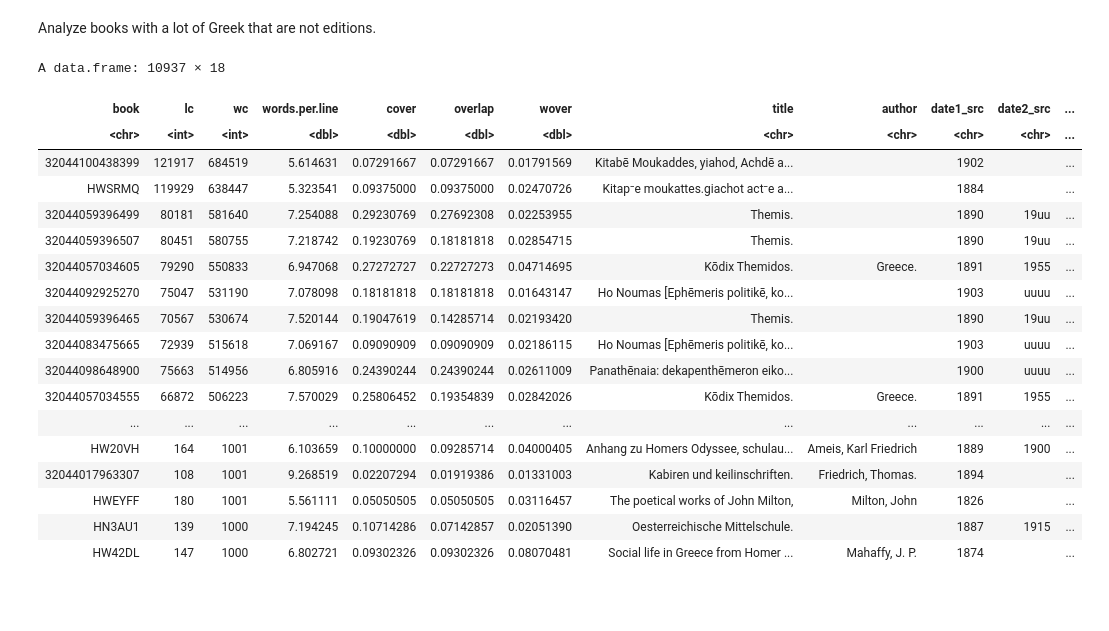
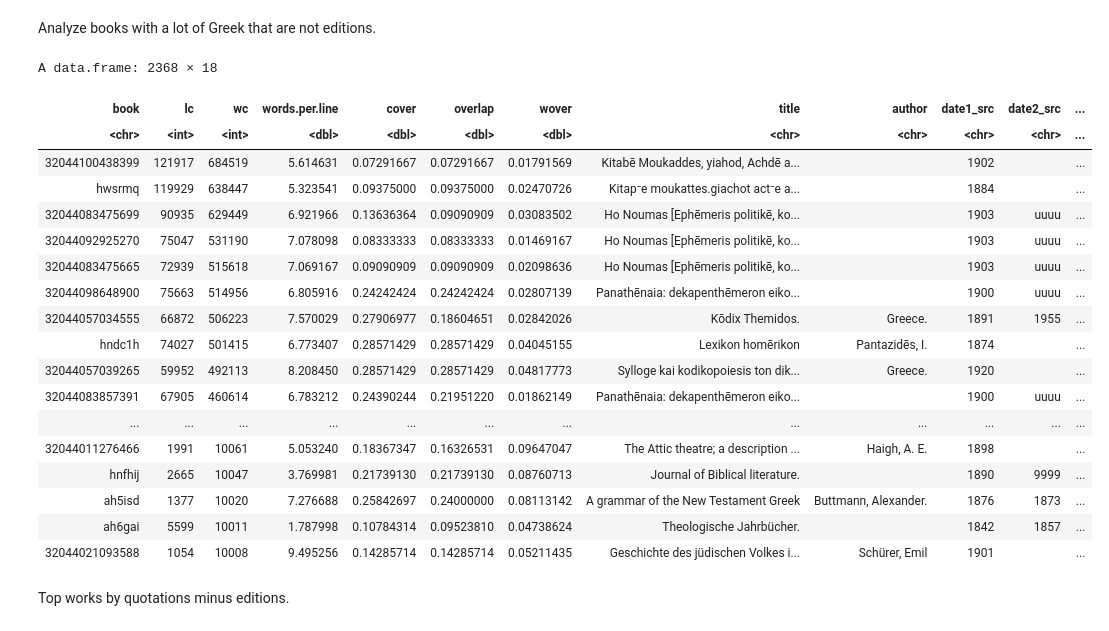
Before and after one commit to dasmiq/idi-cites, a Jupyter notebook: idi_cites.ipynb, the cells around one changed output. Saved outputs shown, nothing was run; the diff lists cells and outputs as text; code cells hidden in the pictures; blank space fills up the shorter version.

```diff
--- a/idi_cites.ipynb
+++ b/idi_cites.ipynb
@@ -493,30 +499,33 @@ book.overlap <- overlap |> group_by(book) |> summarize(cover=max(cover), overlap
 # %%
 greek.words |>
   mutate(words.per.line=wc/lc) |>
   left_join(book.overlap, by="book") |>
   inner_join(idi.dated, by="book") |>
-  filter(wover < 0.1 & cover < 0.3 & wc >= 1000) |>
+  filter(wover < 0.1 & cover < 0.3 & wc >= 10000) |>
+  mutate(book=tolower(book)) |>
   arrange(-wc)
 # %% [output]
-A data.frame: 10937 × 18
+A data.frame: 2368 × 18
 | book | lc | wc | words.per.line | cover | overlap | wover | title | author | date1_src | date2_src | ... |
 | <chr> | <int> | <int> | <dbl> | <dbl> | <dbl> | <dbl> | <chr> | <chr> | <chr> | <chr> | ... |
 | 32044100438399 | 121917 | 684519 | 5.614631 | 0.07291667 | 0.07291667 | 0.01791569 | Kitabē Moukaddes, yiahod, Achdē a... |  | 1902 |  | ... |
-| HWSRMQ | 119929 | 638447 | 5.323541 | 0.09375000 | 0.09375000 | 0.02470726 | Kitap⁻e moukattes.giachot act⁻e a... |  | 1884 |  | ... |
-| 32044059396499 | 80181 | 581640 | 7.254088 | 0.29230769 | 0.27692308 | 0.02253955 | Themis. |  | 1890 | 19uu | ... |
-| 32044059396507 | 80451 | 580755 | 7.218742 | 0.19230769 | 0.18181818 | 0.02854715 | Themis. |  | 1890 | 19uu | ... |
-| 32044057034605 | 79290 | 550833 | 6.947068 | 0.27272727 | 0.22727273 | 0.04714695 | Kōdix Themidos. | Greece. | 1891 | 1955 | ... |
-| 32044092925270 | 75047 | 531190 | 7.078098 | 0.18181818 | 0.18181818 | 0.01643147 | Ho Noumas [Ephēmeris politikē, ko... |  | 1903 | uuuu | ... |
-| 32044059396465 | 70567 | 530674 | 7.520144 | 0.19047619 | 0.14285714 | 0.02193420 | Themis. |  | 1890 | 19uu | ... |
-| 32044083475665 | 72939 | 515618 | 7.069167 | 0.09090909 | 0.09090909 | 0.02186115 | Ho Noumas [Ephēmeris politikē, ko... |  | 1903 | uuuu | ... |
-| 32044098648900 | 75663 | 514956 | 6.805916 | 0.24390244 | 0.24390244 | 0.02611009 | Panathēnaia: dekapenthēmeron eiko... |  | 1900 | uuuu | ... |
-| 32044057034555 | 66872 | 506223 | 7.570029 | 0.25806452 | 0.19354839 | 0.02842026 | Kōdix Themidos. | Greece. | 1891 | 1955 | ... |
+| hwsrmq | 119929 | 638447 | 5.323541 | 0.09375000 | 0.09375000 | 0.02470726 | Kitap⁻e moukattes.giachot act⁻e a... |  | 1884 |  | ... |
+| 32044083475699 | 90935 | 629449 | 6.921966 | 0.13636364 | 0.09090909 | 0.03083502 | Ho Noumas [Ephēmeris politikē, ko... |  | 1903 | uuuu | ... |
+| 32044092925270 | 75047 | 531190 | 7.078098 | 0.08333333 | 0.08333333 | 0.01469167 | Ho Noumas [Ephēmeris politikē, ko... |  | 1903 | uuuu | ... |
+| 32044083475665 | 72939 | 515618 | 7.069167 | 0.09090909 | 0.09090909 | 0.02098636 | Ho Noumas [Ephēmeris politikē, ko... |  | 1903 | uuuu | ... |
+| 32044098648900 | 75663 | 514956 | 6.805916 | 0.24242424 | 0.24242424 | 0.02807139 | Panathēnaia: dekapenthēmeron eiko... |  | 1900 | uuuu | ... |
+| 32044057034555 | 66872 | 506223 | 7.570029 | 0.27906977 | 0.18604651 | 0.02842026 | Kōdix Themidos. | Greece. | 1891 | 1955 | ... |
+| hndc1h | 74027 | 501415 | 6.773407 | 0.28571429 | 0.28571429 | 0.04045155 | Lexikon homērikon | Pantazidēs, I. | 1874 |  | ... |
+| 32044057039265 | 59952 | 492113 | 8.208450 | 0.28571429 | 0.28571429 | 0.04817773 | Sylloge kai kodikopoiesis ton dik... | Greece. | 1920 |  | ... |
+| 32044083857391 | 67905 | 460614 | 6.783212 | 0.24390244 | 0.21951220 | 0.01862149 | Panathēnaia: dekapenthēmeron eiko... |  | 1900 | uuuu | ... |
 | ... | ... | ... | ... | ... | ... | ... | ... | ... | ... | ... | ... |
-| HW20VH | 164 | 1001 | 6.103659 | 0.10000000 | 0.09285714 | 0.04000405 | Anhang zu Homers Odyssee, schulau... | Ameis, Karl Friedrich | 1889 | 1900 | ... |
-| 32044017963307 | 108 | 1001 | 9.268519 | 0.02207294 | 0.01919386 | 0.01331003 | Kabiren und keilinschriften. | Friedrich, Thomas. | 1894 |  | ... |
-| HWEYFF | 180 | 1001 | 5.561111 | 0.05050505 | 0.05050505 | 0.03116457 | The poetical works of John Milton, | Milton, John | 1826 |  | ... |
-| HN3AU1 | 139 | 1000 | 7.194245 | 0.10714286 | 0.07142857 | 0.02051390 | Oesterreichische Mittelschule. |  | 1887 | 1915 | ... |
-| HW42DL | 147 | 1000 | 6.802721 | 0.09302326 | 0.09302326 | 0.08070481 | Social life in Greece from Homer ... | Mahaffy, J. P. | 1874 |  | ... |
+| 32044011276466 | 1991 | 10061 | 5.053240 | 0.18367347 | 0.16326531 | 0.09647047 | The Attic theatre; a description ... | Haigh, A. E. | 1898 |  | ... |
+| hnfhij | 2665 | 10047 | 3.769981 | 0.21739130 | 0.21739130 | 0.08760713 | Journal of Biblical literature. |  | 1890 | 9999 | ... |
+| ah5isd | 1377 | 10020 | 7.276688 | 0.25842697 | 0.24000000 | 0.08113142 | A grammar of the New Testament Greek | Buttmann, Alexander. | 1876 | 1873 | ... |
+| ah6gai | 5599 | 10011 | 1.787998 | 0.10784314 | 0.09523810 | 0.04738624 | Theologische Jahrbücher. |  | 1842 | 1857 | ... |
+| 32044021093588 | 1054 | 10008 | 9.495256 | 0.14285714 | 0.14285714 | 0.05211435 | Geschichte des jüdischen Volkes i... | Schürer, Emil | 1901 |  | ... |
+# %% [markdown]
+Top works by quotations minus editions.
 # %%
 meta.cites |> filter(!is.edition) |>
   group_by(work, work.author, work.title, words) |> summarize(hits=sum(hits)) |> ungroup() |>
```
Also changed, not shown: parts of 20 cells of this notebook.
